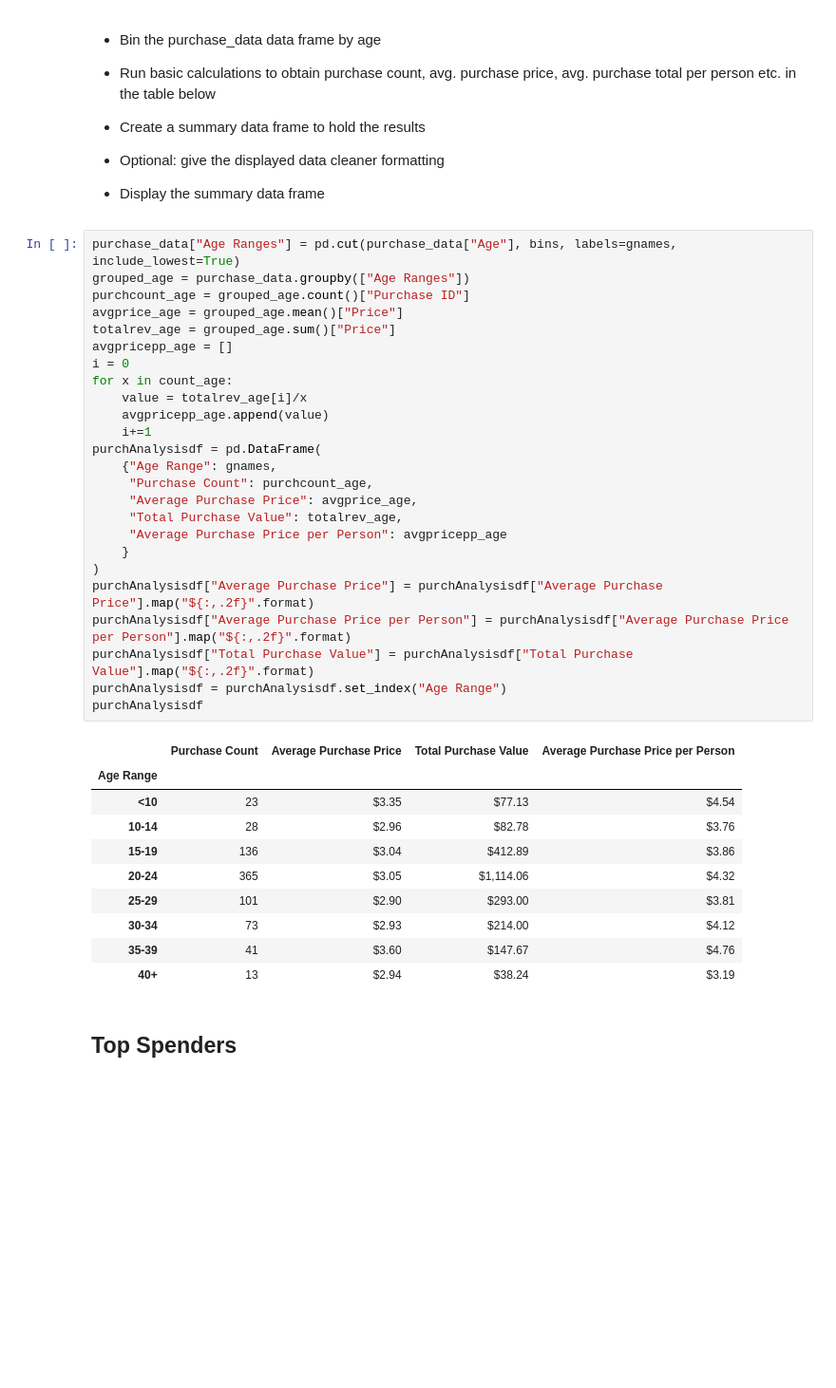
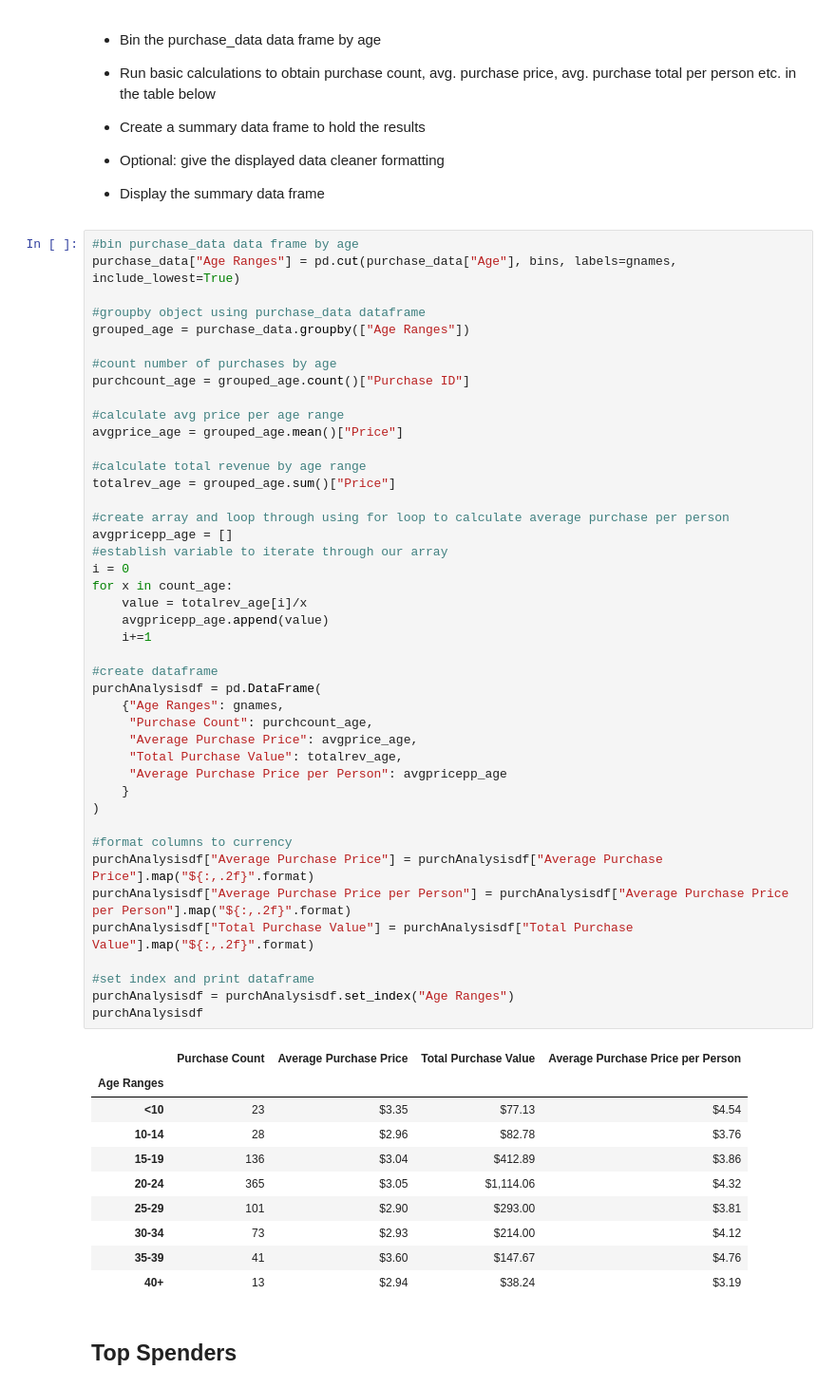
Before and after one commit to Slainte91/pandas-challenge, a Jupyter notebook: HeroesOfPymoli/HeroesOfPymoli.ipynb, the cells around one changed output. Shown at 95% size. Cells and saved outputs as stored; diff of their text form; blank space fills up the shorter version.

```diff
--- a/HeroesOfPymoli/HeroesOfPymoli.ipynb
+++ b/HeroesOfPymoli/HeroesOfPymoli.ipynb
@@ -196,33 +253,51 @@ agecountdf
 
 * Display the summary data frame
 # %%
+#bin purchase_data data frame by age
 purchase_data["Age Ranges"] = pd.cut(purchase_data["Age"], bins, labels=gnames, include_lowest=True)
+
+#groupby object using purchase_data dataframe
 grouped_age = purchase_data.groupby(["Age Ranges"])
+
+#count number of purchases by age
 purchcount_age = grouped_age.count()["Purchase ID"]
+
+#calculate avg price per age range
 avgprice_age = grouped_age.mean()["Price"]
+
+#calculate total revenue by age range
 totalrev_age = grouped_age.sum()["Price"]
+
+#create array and loop through using for loop to calculate average purchase per person
 avgpricepp_age = []
+#establish variable to iterate through our array
 i = 0
 for x in count_age:
     value = totalrev_age[i]/x
     avgpricepp_age.append(value)
     i+=1
+
+#create dataframe
 purchAnalysisdf = pd.DataFrame(
-    {"Age Range": gnames,
+    {"Age Ranges": gnames,
      "Purchase Count": purchcount_age,
      "Average Purchase Price": avgprice_age,
      "Total Purchase Value": totalrev_age,
      "Average Purchase Price per Person": avgpricepp_age
     }
 )
+
+#format columns to currency
 purchAnalysisdf["Average Purchase Price"] = purchAnalysisdf["Average Purchase Price"].map("${:,.2f}".format)
 purchAnalysisdf["Average Purchase Price per Person"] = purchAnalysisdf["Average Purchase Price per Person"].map("${:,.2f}".format)
 purchAnalysisdf["Total Purchase Value"] = purchAnalysisdf["Total Purchase Value"].map("${:,.2f}".format)
-purchAnalysisdf = purchAnalysisdf.set_index("Age Range")
+
+#set index and print dataframe
+purchAnalysisdf = purchAnalysisdf.set_index("Age Ranges")
 purchAnalysisdf
 # %% [output]
 |  | Purchase Count | Average Purchase Price | Total Purchase Value | Average Purchase Price per Person |
-| Age Range |  |  |  |  |
+| Age Ranges |  |  |  |  |
 | <10 | 23 | $3.35 | $77.13 | $4.54 |
 | 10-14 | 28 | $2.96 | $82.78 | $3.76 |
 | 15-19 | 136 | $3.04 | $412.89 | $3.86 |
```
Also changed, not shown: parts of 8 cells of this notebook.
